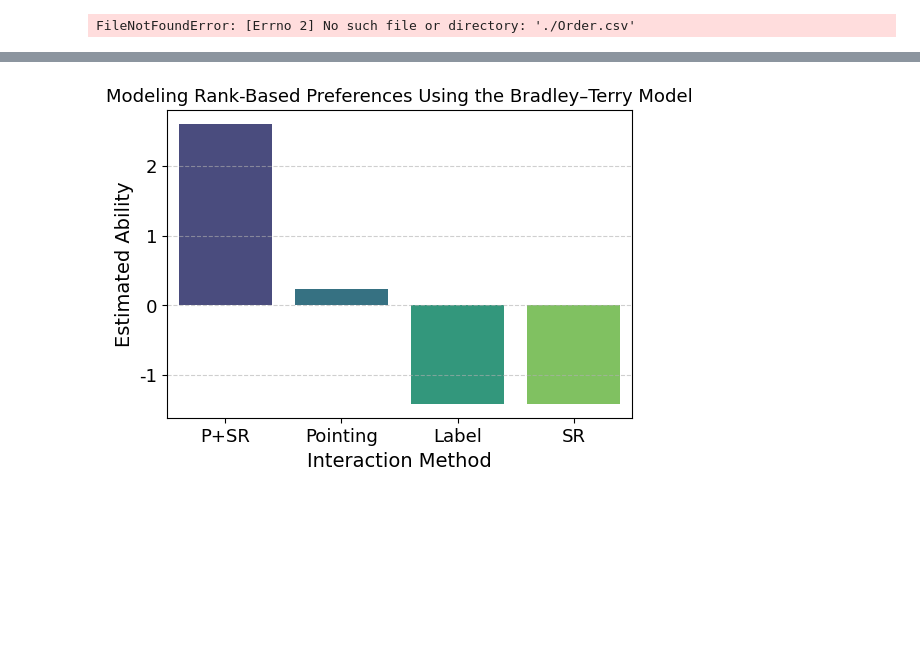
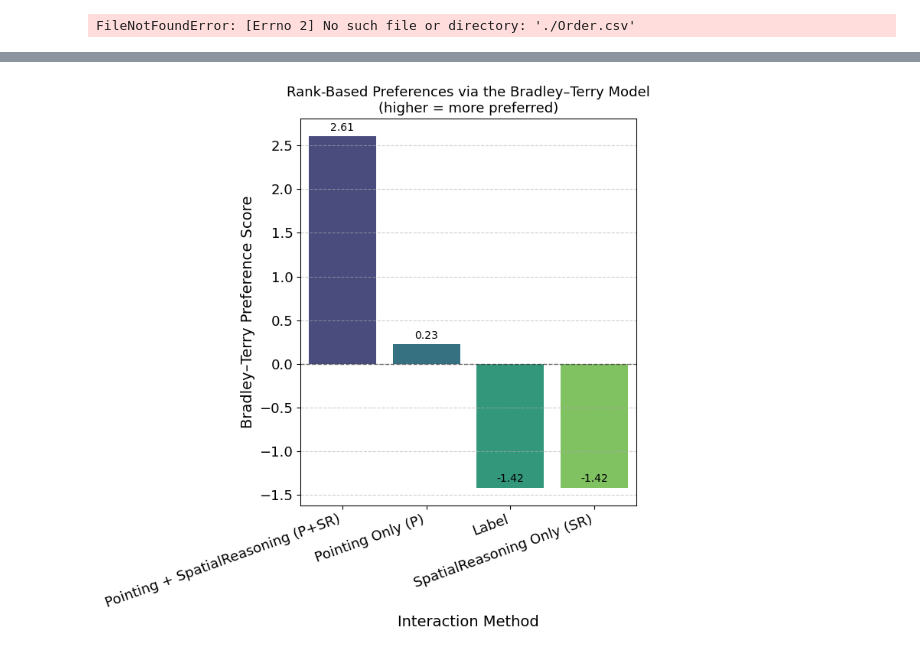
Before and after one commit to TenmaUchiyama/InteractiveSmartHome, a Jupyter notebook: Experiment/Results/SurvayResultAnalyzer.ipynb, the cells around one changed output, grey strips where cells are left out. Cells and saved outputs as stored; diff of their text form; code cells hidden in the pictures; blank space fills up the shorter version.

Commit message:
Change Diagram Label

```diff
--- a/Experiment/Results/SurvayResultAnalyzer.ipynb
+++ b/Experiment/Results/SurvayResultAnalyzer.ipynb
@@ -498,12 +596,11 @@ import pandas as pd
 import numpy as np
 import matplotlib.pyplot as plt
 import seaborn as sns
-import choix  # Bradley–Terry モデル用
+import choix  # for Bradley–Terry model fitting
 
+SAVE_FIG = True
 
-SAVE_FIG = False
-
-# ======== Load and preprocess =========
+# ======== Load and preprocess ========
 df = pd.read_csv("./ResultData/Order.csv", header=None)
 df.columns = ["timestamp", "participant", "rank1", "rank2", "rank3", "rank4"]
 
@@ -511,37 +608,46 @@ df.columns = ["timestamp", "participant", "rank1", "rank2", "rank3", "rank4"]
 for col in ["rank1", "rank2", "rank3", "rank4"]:
     df[col] = df[col].astype(str).str.strip()
 
-# Rename to English abbreviations
+# Define expected condition labels and mapping
 rename_map = {
     "Pointing + 空間参照": "P+SR",
     "空間参照だけ": "SR",
     "Pointing": "Pointing",
-    "Label": "Label"
+    "Label": "Label",
 }
+valid_labels = list(rename_map.keys())
+
+# Keep only valid labels and map them to English abbreviations
 for col in ["rank1", "rank2", "rank3", "rank4"]:
+    df[col] = df[col].where(df[col].isin(valid_labels), np.nan)
     df[col] = df[col].map(rename_map)
 
+# Display labels (for plotting)
+DISPLAY_LABELS = {
+    "P+SR":    "Pointing + SpatialReasoning (P+SR)",
+    "Pointing":"Pointing Only (P)",
+    "Label":   "Label",
+    "SR":      "SpatialReasoning Only (SR)",
+}
 methods = ["P+SR", "Pointing", "Label", "SR"]
 
 # ======== Rank table ========
-rank_scores = pd.DataFrame(index=df["participant"], columns=methods)
+rank_scores = pd.DataFrame(index=df["participant"].astype(str).values, columns=methods)
 for _, row in df.iterrows():
-    for i, method in enumerate([row["rank1"], row["rank2"], row["rank3"], row["rank4"]], start=1):
-        if pd.notna(method):
-            rank_scores.loc[row["participant"], method] = i
-
+    for i, m in enumerate([row["rank1"], row["rank2"], row["rank3"], row["rank4"]], start=1):
+        if pd.notna(m):
+            rank_scores.loc[str(row["participant"]), m] = i
 rank_scores = rank_scores.apply(pd.to_numeric, errors="coerce")
 
-# ======== Build pairwise outcomes ========
+# ======== Pairwise outcomes ========
 pairs = []
 for _, row in rank_scores.iterrows():
-    order = row.dropna().sort_values().index.tolist()
+    order = row.dropna().sort_values().index.tolist()  # best → worst
     for i in range(len(order)):
         for j in range(i + 1, len(order)):
-            # 上位(i)が下位(j)に「勝つ」
             pairs.append((methods.index(order[i]), methods.index(order[j])))
 
-# ======== Add smoothing (to avoid singular matrix error) ========
+# Add symmetric smoothing to stabilize the model
 for i in range(len(methods)):
     for j in range(len(methods)):
         if i != j:
@@ -549,30 +655,53 @@ for i in range(len(methods)):
 
 # ======== Fit Bradley–Terry model ========
 abilities = choix.ilsr_pairwise(len(methods), pairs)
+abilities = abilities - np.mean(abilities)  # mean-zero normalization
 
-# Normalize (mean=0 for interpretability)
-abilities = abilities - np.mean(abilities)
+bt_df = pd.DataFrame({"Method": methods, "Ability": abilities})
+bt_df["Display"] = bt_df["Method"].map(DISPLAY_LABELS)
+bt_df = bt_df.sort_values("Ability", ascending=False).reset_index(drop=True)
 
-# ======== Create DataFrame ========
-bt_df = pd.DataFrame({
-    "Method": methods,
-    "Ability": abilities
-}).sort_values("Ability", ascending=False)
+# ======== Plot ========
+plt.figure(figsize=(7.2, 7.5))
+ax = sns.barplot(
+    x="Display", y="Ability", data=bt_df,
+    order=bt_df["Display"], palette="viridis"
+)
+ax.axhline(0, linestyle="--", linewidth=1, color="black", alpha=0.5)
 
-# ======== Plot result ========
-plt.figure(figsize=(6, 4))
-sns.barplot(x="Method", y="Ability", data=bt_df, palette="viridis")
-plt.title("Modeling Rank-Based Preferences Using the Bradley–Terry Model", fontsize=13)
-plt.ylabel("Estimated Ability")
-plt.xlabel("Interaction Method")
+# Add numeric annotations
+for p in ax.patches:
+    y = p.get_height()
+    ax.annotate(f"{y:.2f}", (p.get_x() + p.get_width()/2, y),
+                ha="center", va="bottom", fontsize=10, xytext=(0, 3),
+                textcoords="offset points")
+
+ax.set_title("Rank-Based Preferences via the Bradley–Terry Model\n(higher = more preferred)", fontsize=13)
+ax.set_xlabel("Interaction Method")
+ax.set_ylabel("Bradley–Terry Preference Score")
+
+plt.xticks(rotation=20, ha="right")
 plt.grid(axis="y", linestyle="--", alpha=0.6)
-plt.savefig("Bradley–Terry.png", dpi=300, bbox_inches="tight")
+plt.tight_layout()
+if SAVE_FIG:
+    plt.savefig("Bradley–Terry.png", dpi=300, bbox_inches="tight")
 plt.show()
 
-# ======== Print result ========
-print("Modeling Rank-Based Preferences Using the Bradley–Terry Model):\n")
-for m, a in zip(bt_df["Method"], bt_df["Ability"]):
-    print(f"{m:10s}: {a:.3f}")
+# ======== Print numerical results ========
+def win_prob(beta_i, beta_j):
+    return 1.0 / (1.0 + np.exp(beta_j - beta_i))
+
+abilities_map = dict(zip(methods, abilities))
+
+print("\nBradley–Terry Estimated Scores (β) and Pairwise Win Probabilities\n")
+for m in bt_df["Method"]:
+    beta = abilities_map[m]
+    comps = []
+    for ref in ["P+SR", "Pointing", "Label", "SR"]:
+        if ref == m:
+            continue
+        comps.append(f"P({m}>{ref})={win_prob(beta, abilities_map[ref]):.2f}")
+    print(f"{DISPLAY_LABELS[m]:40s}  β={beta:+.3f}  |  " + "  ".join(comps))
 # %% [output]
 Passing `palette` without assigning `hue` is deprecated and will be removed in v0.14.0. Assign the `x` variable to `hue` and set `legend=False` for the same effect.
 
@@ -580 +709 @@ Passing `palette` without assigning `hue` is deprecated and will be removed in v
-[figure, old version]
+[figure, new version]
```
Also changed, not shown: parts of 5 cells of this notebook, 13 other files.
